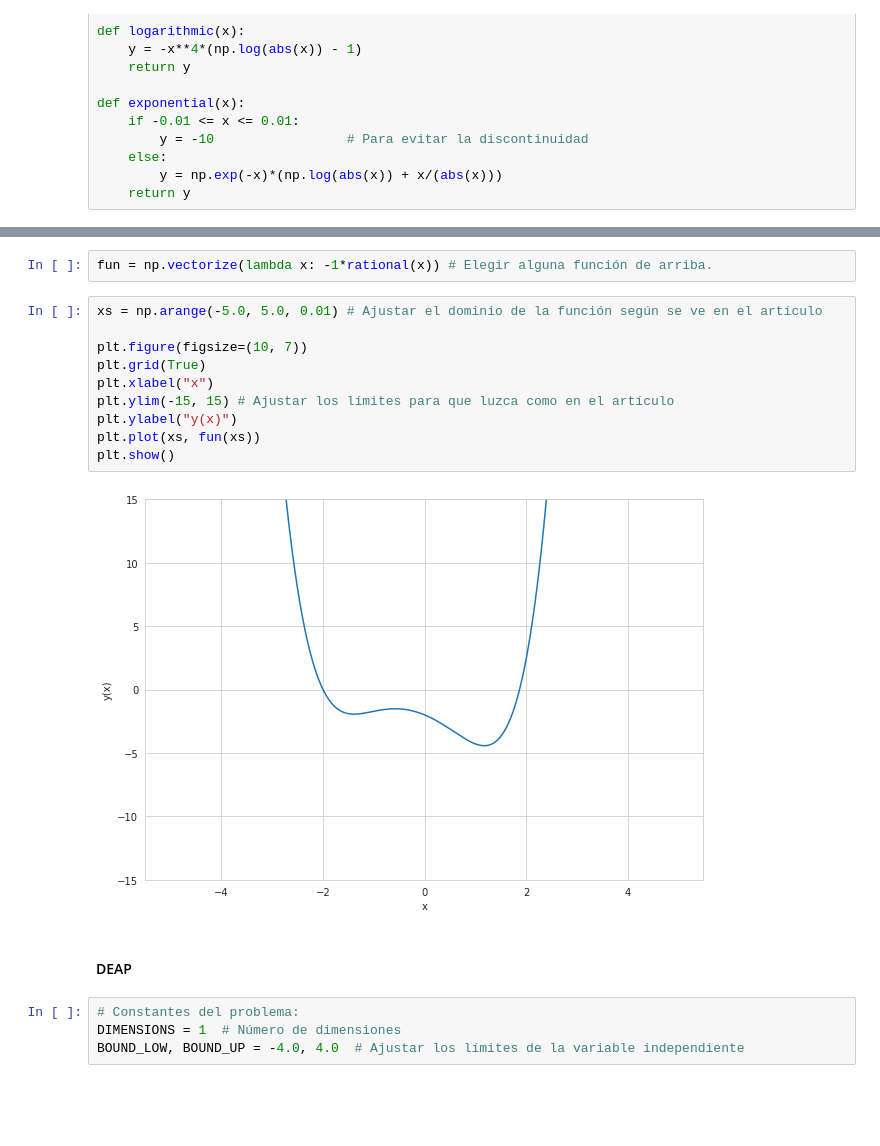
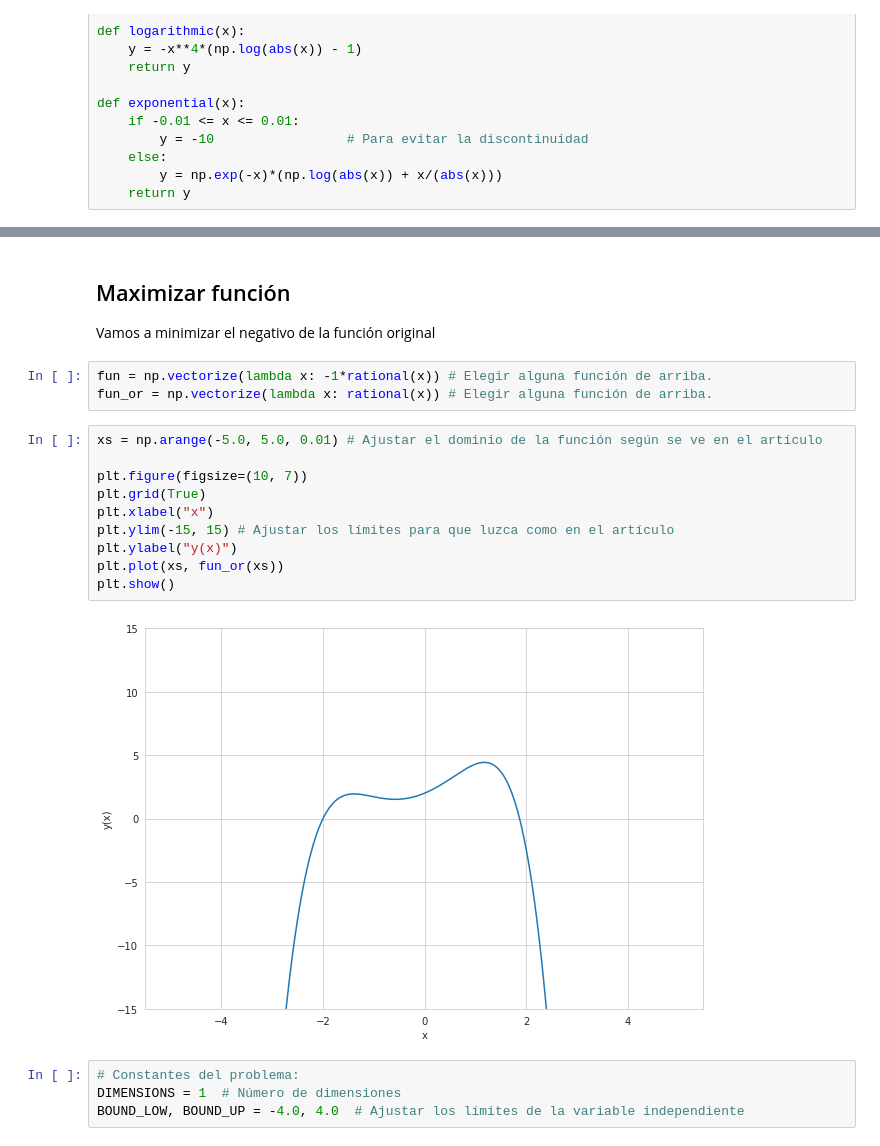
Before and after one commit to igomezv/ComputoEvolutivo, a Jupyter notebook: 6_4_DEAP.ipynb, the cells around one changed output, grey strips where cells are left out. Drawn from its saved outputs; the diff is of its cells as text; blank space fills up the shorter version.

```diff
--- a/6_4_DEAP.ipynb
+++ b/6_4_DEAP.ipynb
@@ -971,19 +969,22 @@ plt.show()
+# %% [markdown]
+## Maximizar función
+
+Vamos a minimizar el negativo de la función original
 # %%
 fun = np.vectorize(lambda x: -1*rational(x)) # Elegir alguna función de arriba.
+fun_or = np.vectorize(lambda x: rational(x)) # Elegir alguna función de arriba.
 # %%
 xs = np.arange(-5.0, 5.0, 0.01) # Ajustar el dominio de la función según se ve en el artículo
 
 plt.figure(figsize=(10, 7))
 plt.grid(True)
 plt.xlabel("x")
 plt.ylim(-15, 15) # Ajustar los límites para que luzca como en el artículo
 plt.ylabel("y(x)")
-plt.plot(xs, fun(xs))
+plt.plot(xs, fun_or(xs))
 plt.show()
 # %% [output]
-[figure, old version]
+[figure, new version]
-# %% [markdown]
-#### DEAP
 # %%
 # Constantes del problema:
 DIMENSIONS = 1  # Número de dimensiones
```
Also changed, not shown: parts of 25 cells of this notebook, 2 other files.
